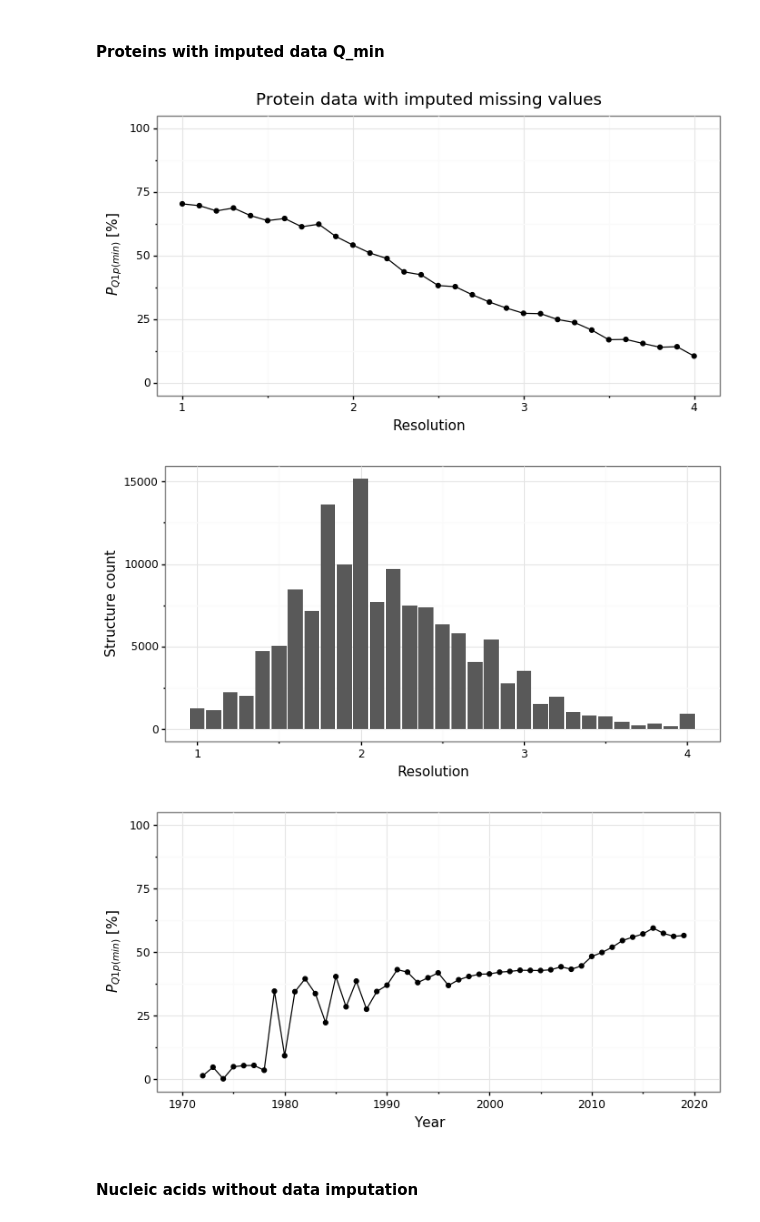
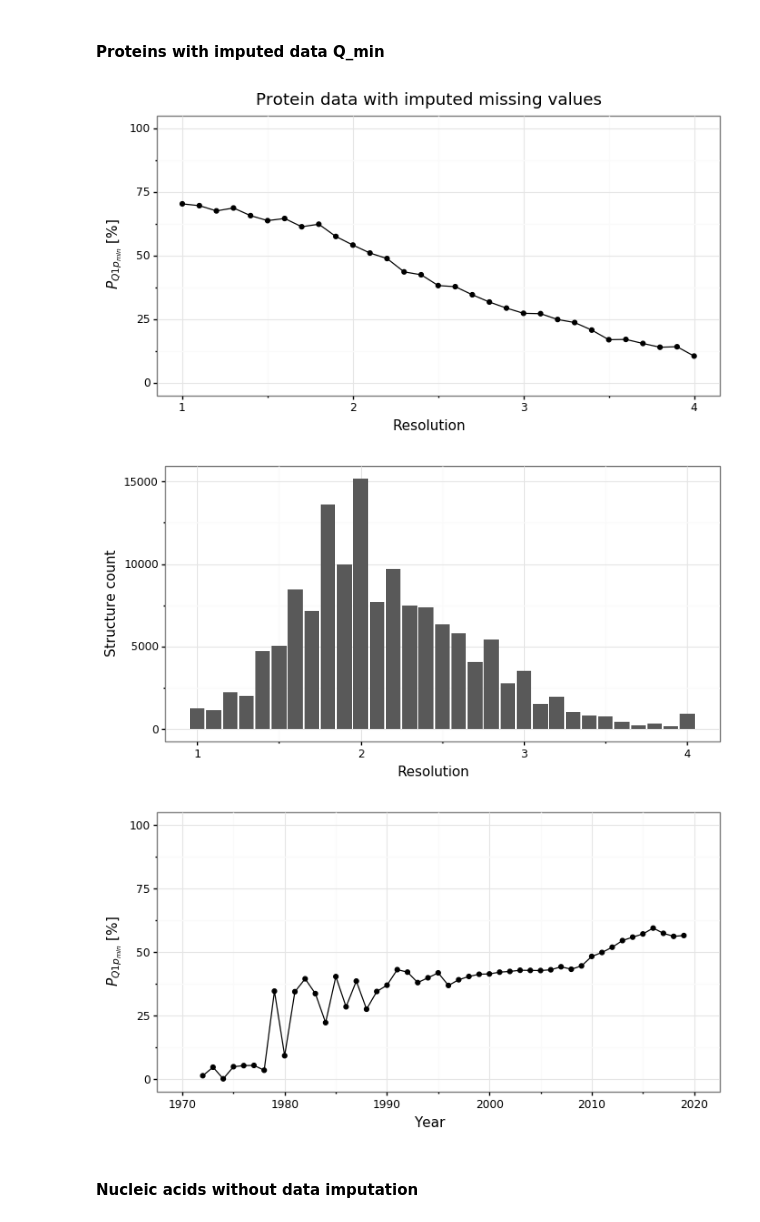
Before and after one commit to dabrze/pdb_structure_quality, a Jupyter notebook: PDB analysis.ipynb, the cells around one changed output. Saved outputs shown, nothing was run; the diff lists cells and outputs as text; code cells hidden in the pictures.

```diff
--- a/PDB analysis.ipynb
+++ b/PDB analysis.ipynb
@@ -347,6 +349,7 @@ with warnings.catch_warnings():
               axis_text_x=element_text(colour="black"), axis_text_y=element_text(colour="black"))
 
     p.save("results/images/distributions.svg")
+    p.save("results/images/distributions.pdf")
     p.draw();
 # %% [output]
 [figure]
@@ -722,6 +725,7 @@ def plot_q1_analysis(df, title, percentile_col="Q1 percentile", label="$P_{Q1}$
          geom_point() + geom_line() + ylim(0, 100) + ylab(label) + theme_bw() +
          theme(axis_text_x=element_text(colour="black"), axis_text_y=element_text(colour="black")))
         p.save("results/images/" + title + "_resolution.svg")
+        p.save("results/images/" + title + "_resolution.pdf")
         p = p + labs(title=title)
         p.draw();
 
@@ -729,12 +733,14 @@ def plot_q1_analysis(df, title, percentile_col="Q1 percentile", label="$P_{Q1}$
          geom_bar(stat="identity") + ylab("Structure count") + theme_bw() +
          theme(axis_text_x=element_text(colour="black"), axis_text_y=element_text(colour="black")))
         p.save("results/images/" + title + "_count.svg")
+        p.save("results/images/" + title + "_count.pdf")
         p.draw();
 
         p = (ggplot(year_df, aes(x="Year", y=percentile_col)) +
          geom_point() + geom_line() + xlim(1970, 2020) + ylim(0, 100) + ylab(label) + theme_bw() +
          theme(axis_text_x=element_text(colour="black"), axis_text_y=element_text(colour="black")))
         p.save("results/images/" + title + "_year.svg")
+        p.save("results/images/" + title + "_year.pdf")
         p.draw();
 
 #         (ggplot(count_df, aes(x="Year", y=percentile_col)) +
@@ -758,11 +764,11 @@ plot_q1_analysis(protein_imputed_q1_df, "Protein data with imputed missing value
 # %% [markdown]
 #### Proteins with imputed data Q_min
 # %%
-plot_q1_analysis(protein_imputed_q1_df, "Protein data with imputed missing values", label="$P_{Q1p(min)}$ [%]", percentile_col="Q1_min percentile")
+plot_q1_analysis(protein_imputed_q1_df, "Protein data with imputed missing values", label="$P_{Q1p_{min}}$ [%]", percentile_col="Q1_min percentile")
 # %% [output]
-[figure, old version]
+[figure, new version]
 [figure]
-[figure, old version]
+[figure, new version]
 # %% [markdown]
 #### Nucleic acids without data imputation
 # %%
```
Also changed, not shown: parts of 31 cells of this notebook, 49 other files.
